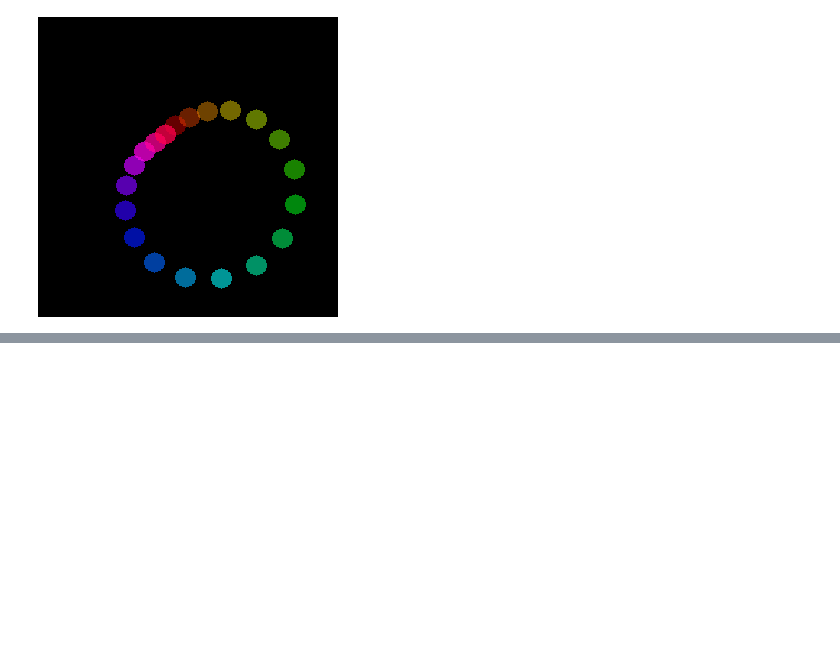
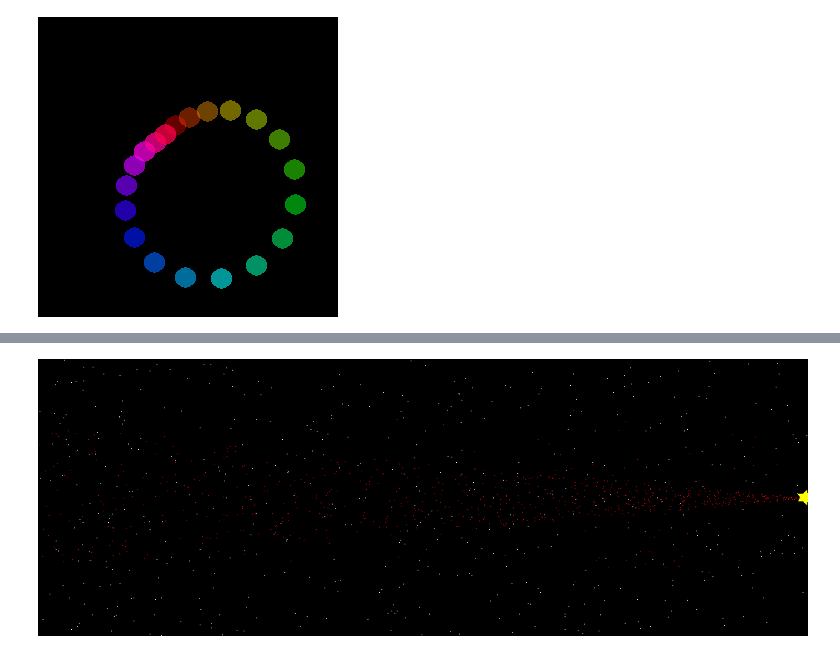
Before and after one commit to JASlotman/NaNoPy, a Jupyter notebook: src/NaNoPy/demos/interactive.ipynb, the cells around one changed output, grey strips where cells are left out. Cells and saved outputs as stored; diff of their text form; code cells hidden in the pictures; blank space fills up the shorter version.

```diff
--- a/src/NaNoPy/demos/interactive.ipynb
+++ b/src/NaNoPy/demos/interactive.ipynb
@@ -69,0 +56,62 @@ None
+# %%
+xSize = 1000
+ySize = 360
+
+y = ySize / 2
+stars = []
+particles = []
+rng = np.random.default_rng(1337)
+
+for _ in range(500):
+    stars.append(
+        (
+            int(rng.integers(0, xSize)),
+            int(rng.integers(0, ySize)),
+        )
+    )
+
+
+@loop(600, xSize, ySize)
+def star_test(screen: Canvas, pen: Writer, i: int):
+    global particles
+
+    x = (i * 5) % xSize
+
+    # Draw background stars
+    for star in stars:
+        pen.drawPixel(star[0], star[1], Color.white)
+
+    # Add new particles at the star's position
+    for _ in range(5):  # Add 5 particles each frame
+        particles.append(
+            [
+                x,
+                y,
+                rng.uniform(-1.0, 0.0),
+                rng.uniform(-0.5, 0.5),
+                int(rng.integers(5, 301)),
+            ]
+        )  # [x, y, x_velocity, y_velocity, lifetime]
+
+    # Update and draw particles
+    j = 0
+    while j < len(particles):
+        particle = particles[j]
+        # Update particle position
+        particle[0] += particle[2]  # Update x position
+        particle[1] += particle[3]  # Update y position
+        particle[4] -= 1  # Decrease lifetime
+
+        # Draw the particle
+        pen.drawPixel(int(particle[0]), int(particle[1]), Color.red)
+
+        # Remove particles that have expired
+        if particle[4] <= 0:
+            particles.pop(j)
+        else:
+            j += 1
+
+    # Draw the star
+    pen.drawStar(x, y, 10, 5, Color.yellow, True)
+# %% [output]
+[figure, added]
```
Also changed, not shown: parts of 2 cells of this notebook, 20 other files.
